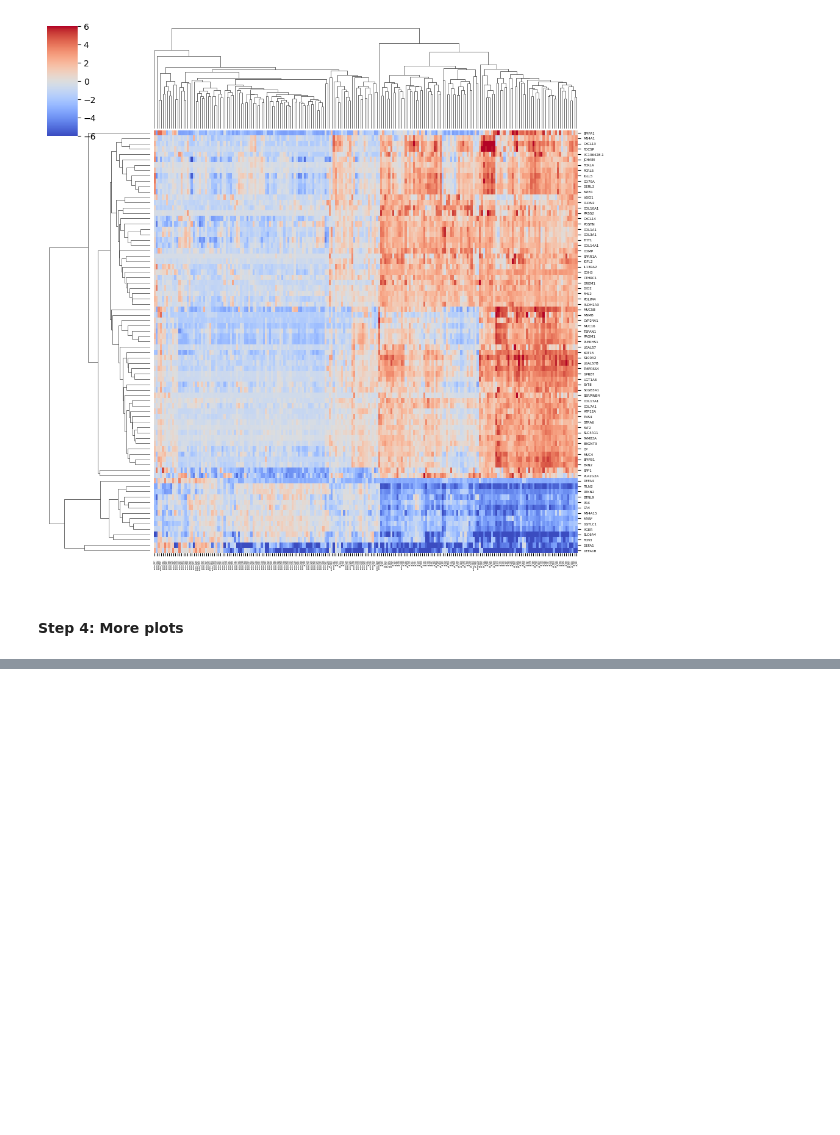
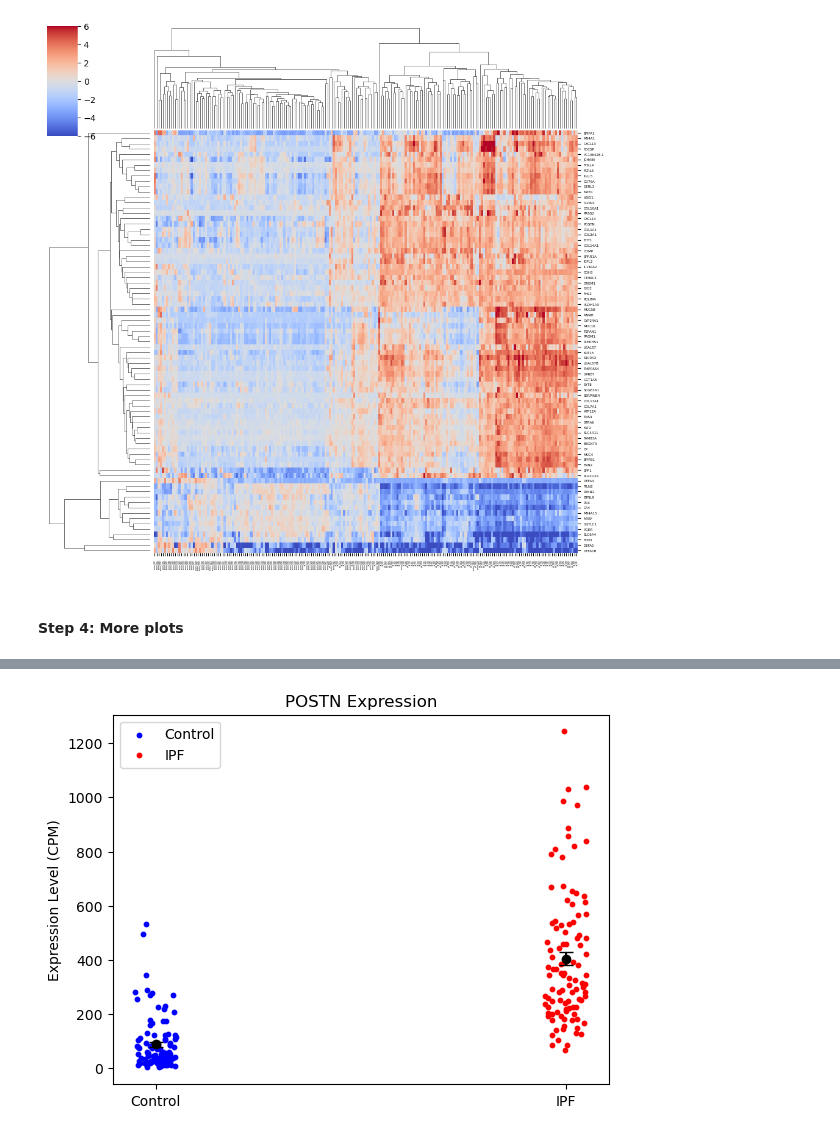
Before and after one commit to mohima-mimino11/transcriptomics-project, a Jupyter notebook: dge_analysis.ipynb, the cells around one changed output, grey strips where cells are left out. Saved outputs shown, nothing was run; the diff lists cells and outputs as text; code cells hidden in the pictures; blank space fills up the shorter version.

```diff
--- a/dge_analysis.ipynb
+++ b/dge_analysis.ipynb
@@ -402,0 +429,35 @@ plt.show()
+# %%
+# expression scatter plot
+
+gene_to_plot = "POSTN"
+
+control_expression = data[genes == gene_to_plot, labels == "control"]
+ipf_expression = data[genes == gene_to_plot, labels == "ipf"]
+
+control_mean = np.mean(control_expression)
+control_sem = np.std(control_expression) / np.sqrt(len(control_expression))
+ipf_mean = np.mean(ipf_expression)
+ipf_sem = np.std(ipf_expression) / np.sqrt(len(ipf_expression))
+
+def add_jitter(values, jitter_amount=0.05):
+    return values + np.random.uniform(-jitter_amount, jitter_amount, size=values.shape)
+
+control_x = add_jitter(np.ones_like(control_expression) * 1)
+ipf_x = add_jitter(np.ones_like(ipf_expression) * 2)
+
+plt.scatter(control_x, control_expression, color='blue', label='Control', s=10)  # smaller dots with s=10
+plt.scatter(ipf_x, ipf_expression, color='red', label='IPF', s=10)  # smaller dots with s=10
+
+plt.errorbar(1, control_mean, yerr=control_sem, fmt='o', color='black', capsize=5)
+plt.errorbar(2, ipf_mean, yerr=ipf_sem, fmt='o', color='black', capsize=5)
+
+plt.xticks([1, 2], ['Control', 'IPF'])
+
+plt.ylabel('Expression Level (CPM)')
+plt.title(f'{gene_to_plot} Expression')
+plt.legend()
+
+plt.savefig(f"output/{gene_to_plot}_expression_scatter.pdf")
+plt.show()
+# %% [output]
+[figure, added]
```
Also changed, not shown: parts of 3 cells of this notebook, 3 other files.
